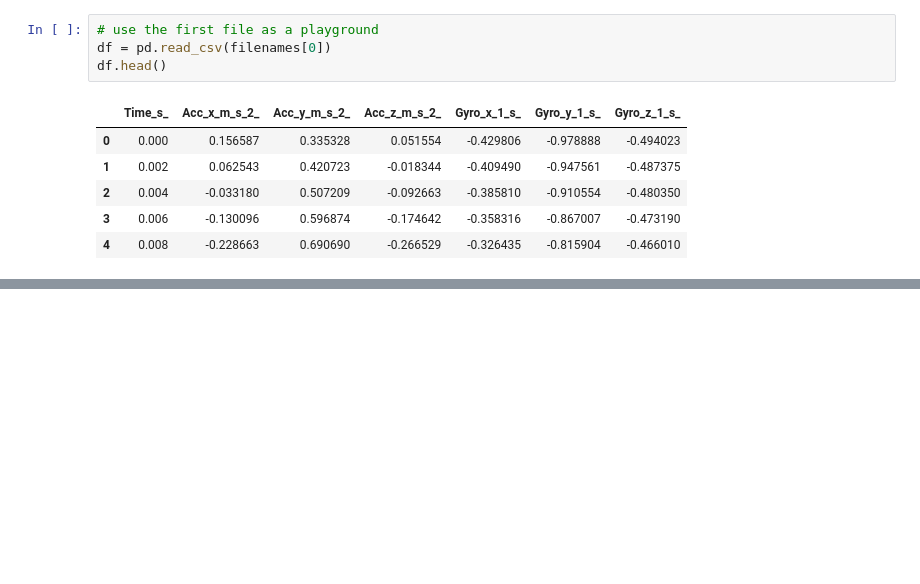
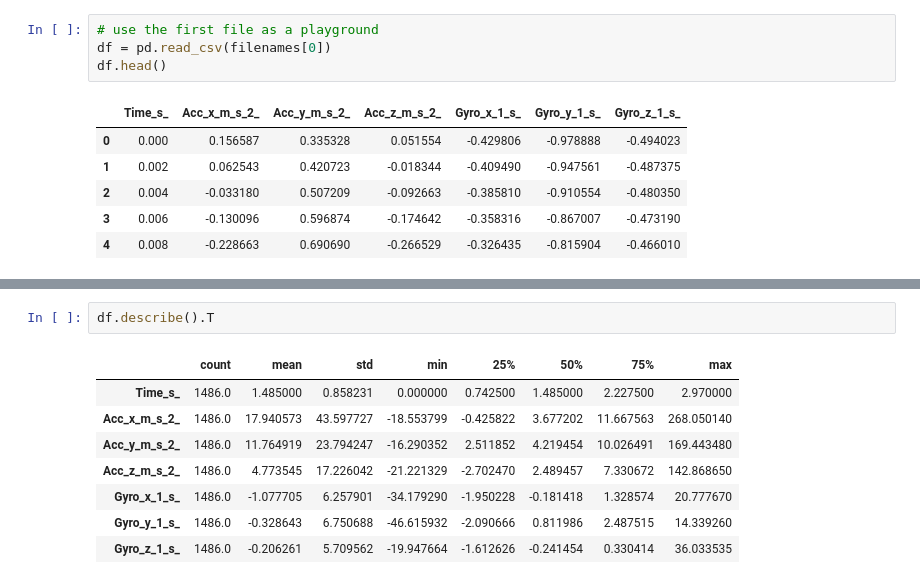
Before and after one commit to Gal-Gilor/Who-threw-that, a Jupyter notebook: accelerometer_eda.ipynb, the cells around one changed output, grey strips where cells are left out. Cells and saved outputs as stored; diff of their text form; blank space fills up the shorter version.

```diff
--- a/accelerometer_eda.ipynb
+++ b/accelerometer_eda.ipynb
@@ -93,3 +149,14 @@ df.head()
+# %%
+df.describe().T
+# %% [output]
+|  | count | mean | std | min | 25% | 50% | 75% | max |
+| Time_s_ | 1486.0 | 1.485000 | 0.858231 | 0.000000 | 0.742500 | 1.485000 | 2.227500 | 2.970000 |
+| Acc_x_m_s_2_ | 1486.0 | 17.940573 | 43.597727 | -18.553799 | -0.425822 | 3.677202 | 11.667563 | 268.050140 |
+| Acc_y_m_s_2_ | 1486.0 | 11.764919 | 23.794247 | -16.290352 | 2.511852 | 4.219454 | 10.026491 | 169.443480 |
+| Acc_z_m_s_2_ | 1486.0 | 4.773545 | 17.226042 | -21.221329 | -2.702470 | 2.489457 | 7.330672 | 142.868650 |
+| Gyro_x_1_s_ | 1486.0 | -1.077705 | 6.257901 | -34.179290 | -1.950228 | -0.181418 | 1.328574 | 20.777670 |
+| Gyro_y_1_s_ | 1486.0 | -0.328643 | 6.750688 | -46.615932 | -2.090666 | 0.811986 | 2.487515 | 14.339260 |
+| Gyro_z_1_s_ | 1486.0 | -0.206261 | 5.709562 | -19.947664 | -1.612626 | -0.241454 | 0.330414 | 36.033535 |
 # %% [markdown]
 **Few things to note**:
 * Author converted the accelorometer data to meters by time sequared (m/s^2)
```
Also changed, not shown: parts of 11 cells of this notebook.
